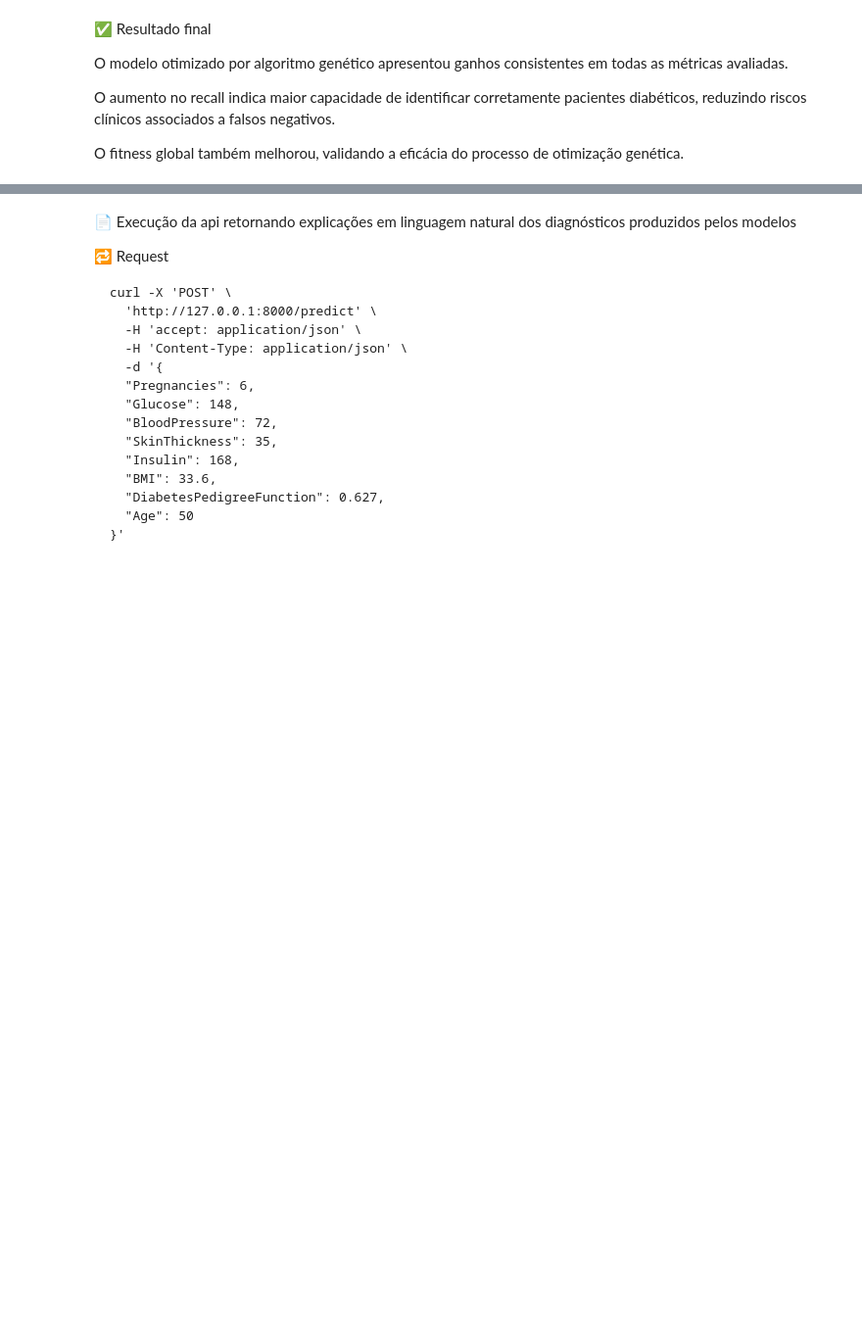
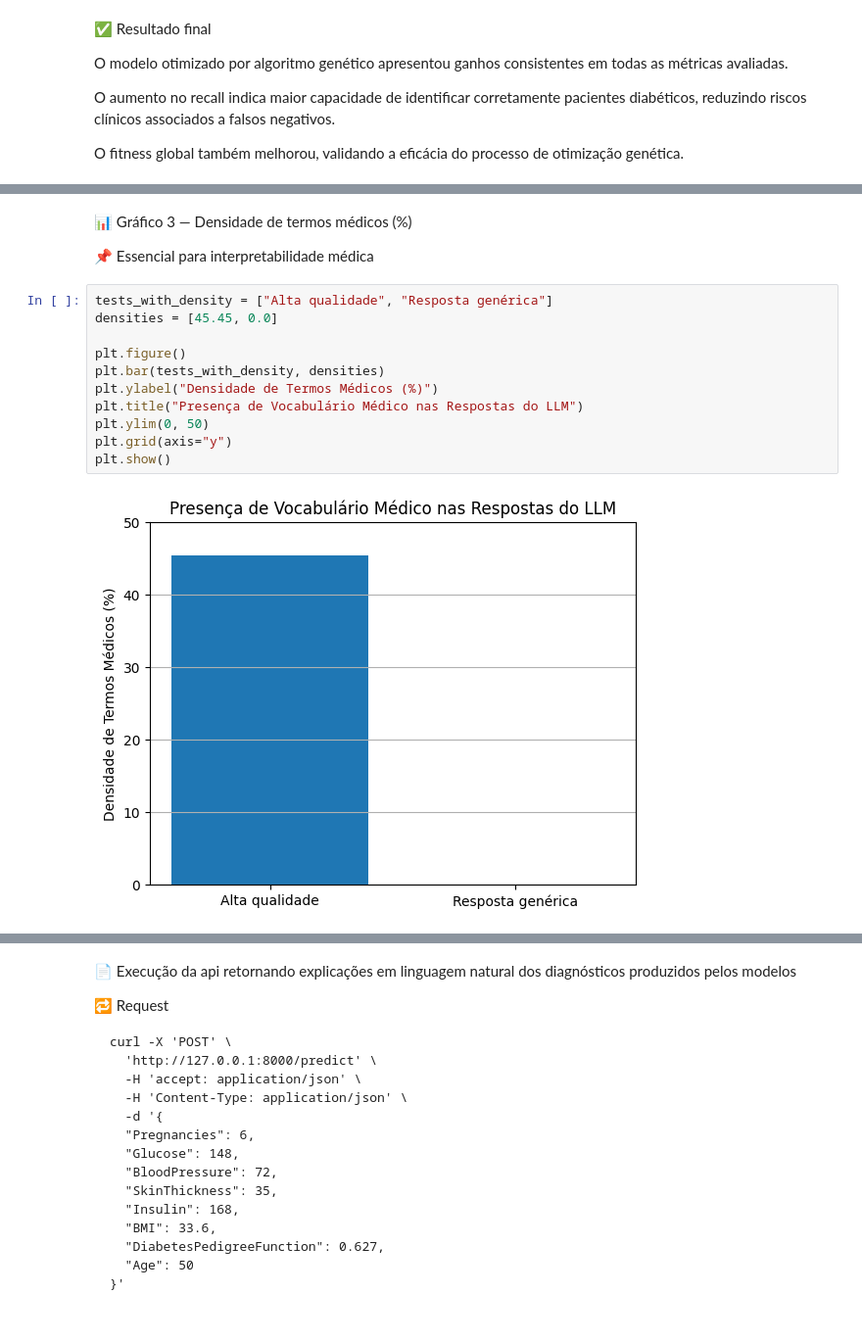
Before and after one commit to fernando-squads/fiap-tech-challenge-phase-2, a Jupyter notebook: notebooks/fiap_tech_challenge_phase_2.ipynb, the cells around one changed output, grey strips where cells are left out. Shown at 98% size. Cells and saved outputs as stored; diff of their text form; blank space fills up the shorter version.

```diff
--- a/notebooks/fiap_tech_challenge_phase_2.ipynb
+++ b/notebooks/fiap_tech_challenge_phase_2.ipynb
@@ -589,0 +710,17 @@ O fitness global também melhorou, validando a eficácia do processo de otimiza
+# %% [markdown]
+📊 Gráfico 3 — Densidade de termos médicos (%)
+
+📌 Essencial para interpretabilidade médica
+# %%
+tests_with_density = ["Alta qualidade", "Resposta genérica"]
+densities = [45.45, 0.0]
+
+plt.figure()
+plt.bar(tests_with_density, densities)
+plt.ylabel("Densidade de Termos Médicos (%)")
+plt.title("Presença de Vocabulário Médico nas Respostas do LLM")
+plt.ylim(0, 50)
+plt.grid(axis="y")
+plt.show()
+# %% [output]
+[figure, added]
```
Also changed, not shown: parts of 13 cells of this notebook, 9 other files.
